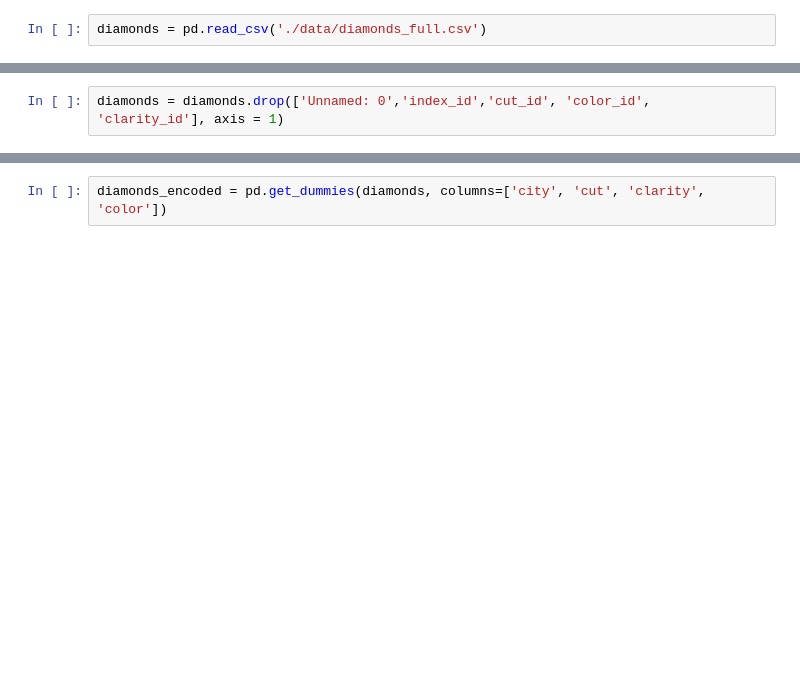
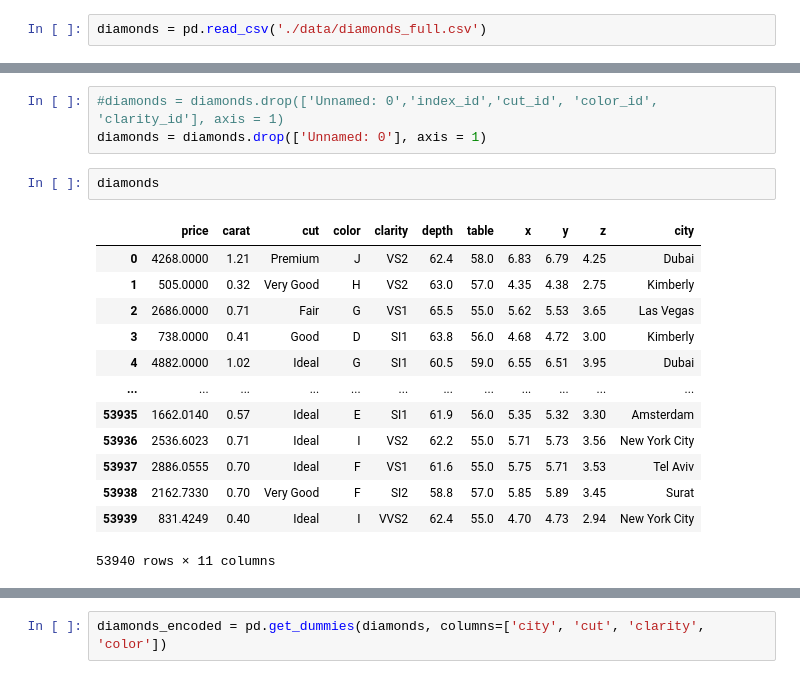
Before and after one commit to castroalberto/project_m3, a Jupyter notebook: 002-StandardScaler-570.ipynb, the cells around one changed output, grey strips where cells are left out. Saved outputs shown, nothing was run; the diff lists cells and outputs as text; blank space fills up the shorter version.

```diff
--- a/002-StandardScaler-570.ipynb
+++ b/002-StandardScaler-570.ipynb
@@ -40,6 +42,23 @@ dtypes: float64(6), int64(2), object(8)
 memory usage: 4.9+ MB
 # %%
-diamonds = diamonds.drop(['Unnamed: 0','index_id','cut_id', 'color_id', 'clarity_id'], axis = 1)
+#diamonds = diamonds.drop(['Unnamed: 0','index_id','cut_id', 'color_id', 'clarity_id'], axis = 1)
+diamonds = diamonds.drop(['Unnamed: 0'], axis = 1)
+# %%
+diamonds
+# %% [output]
+|  | price | carat | cut | color | clarity | depth | table | x | y | z | city |
+| 0 | 4268.0000 | 1.21 | Premium | J | VS2 | 62.4 | 58.0 | 6.83 | 6.79 | 4.25 | Dubai |
+| 1 | 505.0000 | 0.32 | Very Good | H | VS2 | 63.0 | 57.0 | 4.35 | 4.38 | 2.75 | Kimberly |
+| 2 | 2686.0000 | 0.71 | Fair | G | VS1 | 65.5 | 55.0 | 5.62 | 5.53 | 3.65 | Las Vegas |
+| 3 | 738.0000 | 0.41 | Good | D | SI1 | 63.8 | 56.0 | 4.68 | 4.72 | 3.00 | Kimberly |
+| 4 | 4882.0000 | 1.02 | Ideal | G | SI1 | 60.5 | 59.0 | 6.55 | 6.51 | 3.95 | Dubai |
+| ... | ... | ... | ... | ... | ... | ... | ... | ... | ... | ... | ... |
+| 53935 | 1662.0140 | 0.57 | Ideal | E | SI1 | 61.9 | 56.0 | 5.35 | 5.32 | 3.30 | Amsterdam |
+| 53936 | 2536.6023 | 0.71 | Ideal | I | VS2 | 62.2 | 55.0 | 5.71 | 5.73 | 3.56 | New York City |
+| 53937 | 2886.0555 | 0.70 | Ideal | F | VS1 | 61.6 | 55.0 | 5.75 | 5.71 | 3.53 | Tel Aviv |
+| 53938 | 2162.7330 | 0.70 | Very Good | F | SI2 | 58.8 | 57.0 | 5.85 | 5.89 | 3.45 | Surat |
+| 53939 | 831.4249 | 0.40 | Ideal | I | VVS2 | 62.4 | 55.0 | 4.70 | 4.73 | 2.94 | New York City |
+53940 rows × 11 columns
 # %%
 diamonds
 # %% [output]
```
Also changed, not shown: parts of 9 cells of this notebook, 11 other files.
